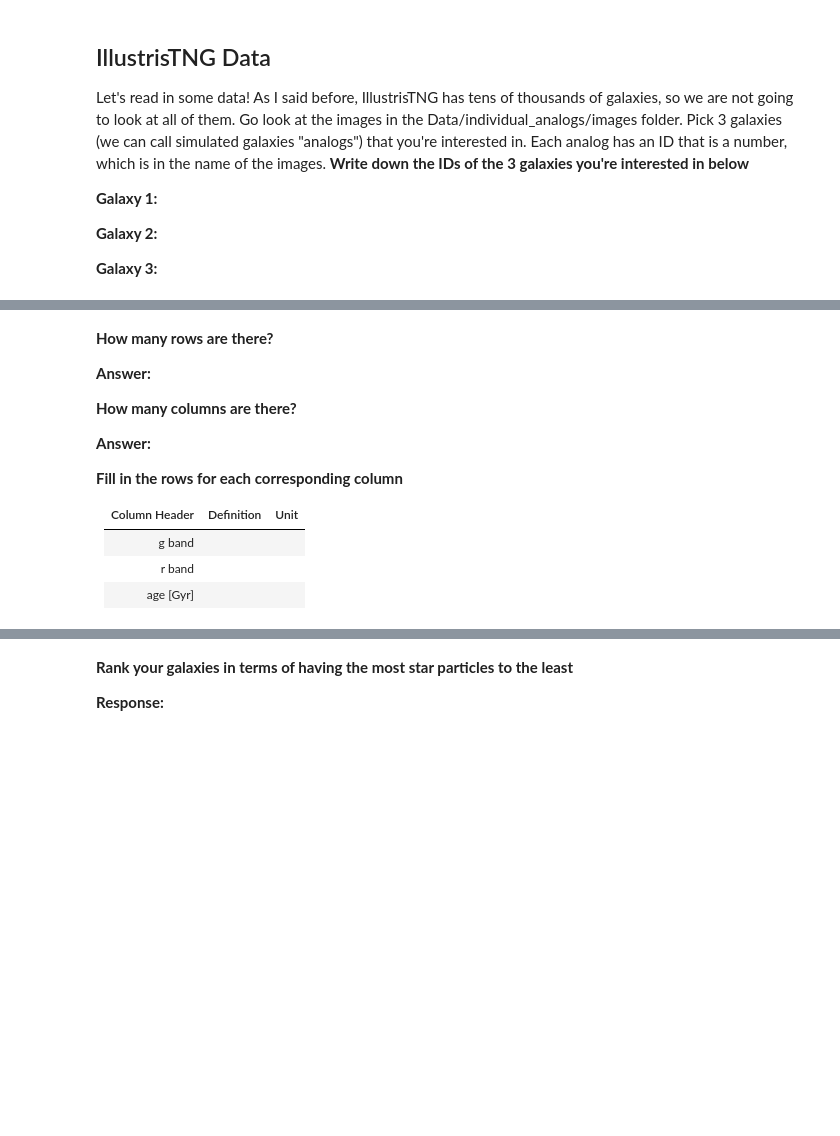
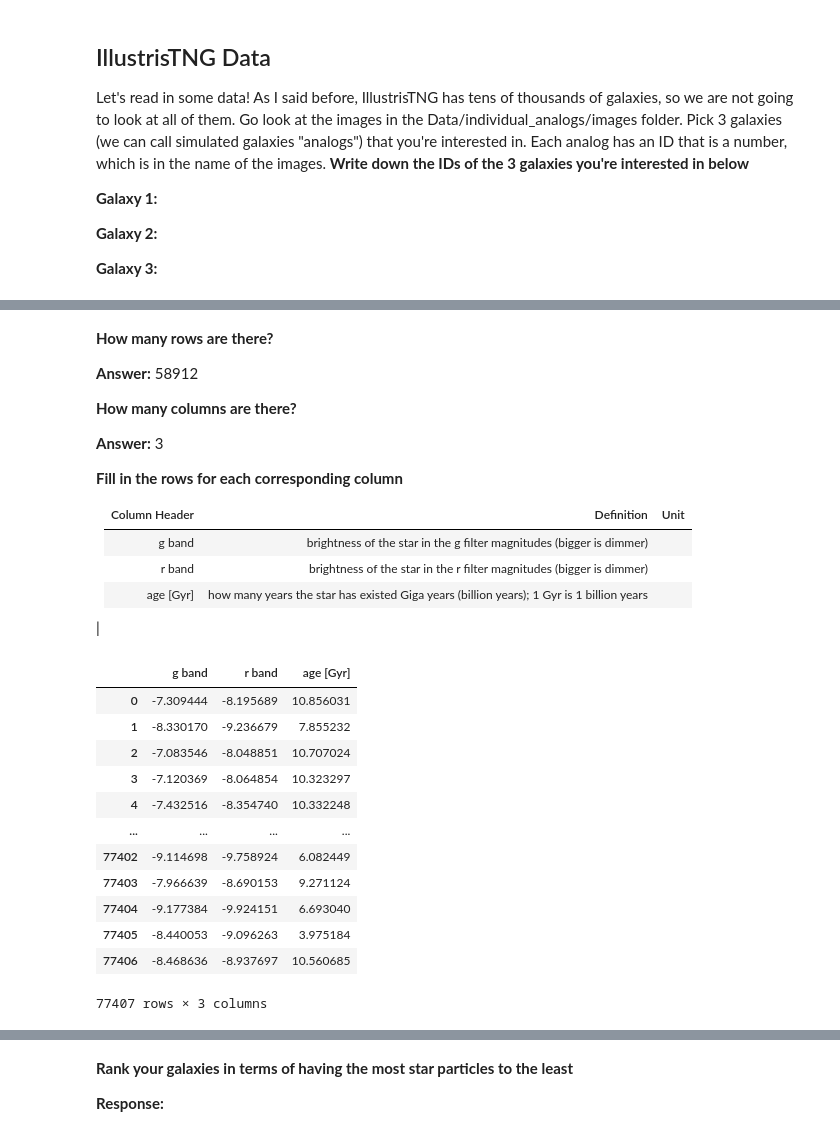
Before and after one commit to Dippy-dip/CFR-2025, a Jupyter notebook: Astro/Blank/6 - Simulated Galaxies Pt1.ipynb, the cells around one changed output, grey strips where cells are left out. Drawn from its saved outputs; the diff is of its cells as text; code cells hidden in the pictures; blank space fills up the shorter version.

```diff
--- a/Astro/Blank/6 - Simulated Galaxies Pt1.ipynb
+++ b/Astro/Blank/6 - Simulated Galaxies Pt1.ipynb
@@ -46,21 +59,37 @@ data1
 # %% [markdown]
 **How many rows are there?**
 
-**Answer:**
+**Answer:** 58912
 
 **How many columns are there?**
 
-**Answer:**
+**Answer:** 3
 
 
 **Fill in the rows for each corresponding column**
 
 | Column Header | Definition | Unit |
 | :- | :- | :- |
-| g band |  |
-| r band |  |
-| age [Gyr] |  |
+| g band | brightness of the star in the g filter	magnitudes (bigger is dimmer)|
+| r band | brightness of the star in the r filter	magnitudes (bigger is dimmer) |
+| age [Gyr] | how many years the star has existed	Giga years (billion years); 1 Gyr is 1 billion years
+ |
 # %%
 # read in the data for your other two galaxies. They will have the same columns
-data2 = pd.read_csv('Data/individual_analogs/') #add the name of the appropriate file)
-data3 = pd.read_csv('Data/individual_analogs/') #add the name of the appropriate file)
+data2 = pd.read_csv('../Data/individual_analogs/453081_star_properties.csv') #add the name of the appropriate file)
+data3 = pd.read_csv('../Data/individual_analogs/453134_star_properties.csv') #add the name of the appropriate file)
+data2
+# %% [output]
+|  | g band | r band | age [Gyr] |
+| 0 | -7.309444 | -8.195689 | 10.856031 |
+| 1 | -8.330170 | -9.236679 | 7.855232 |
+| 2 | -7.083546 | -8.048851 | 10.707024 |
+| 3 | -7.120369 | -8.064854 | 10.323297 |
+| 4 | -7.432516 | -8.354740 | 10.332248 |
+| ... | ... | ... | ... |
+| 77402 | -9.114698 | -9.758924 | 6.082449 |
+| 77403 | -7.966639 | -8.690153 | 9.271124 |
+| 77404 | -9.177384 | -9.924151 | 6.693040 |
+| 77405 | -8.440053 | -9.096263 | 3.975184 |
+| 77406 | -8.468636 | -8.937697 | 10.560685 |
+77407 rows × 3 columns
```
Also changed, not shown: parts of 13 cells of this notebook, 1 other file.
